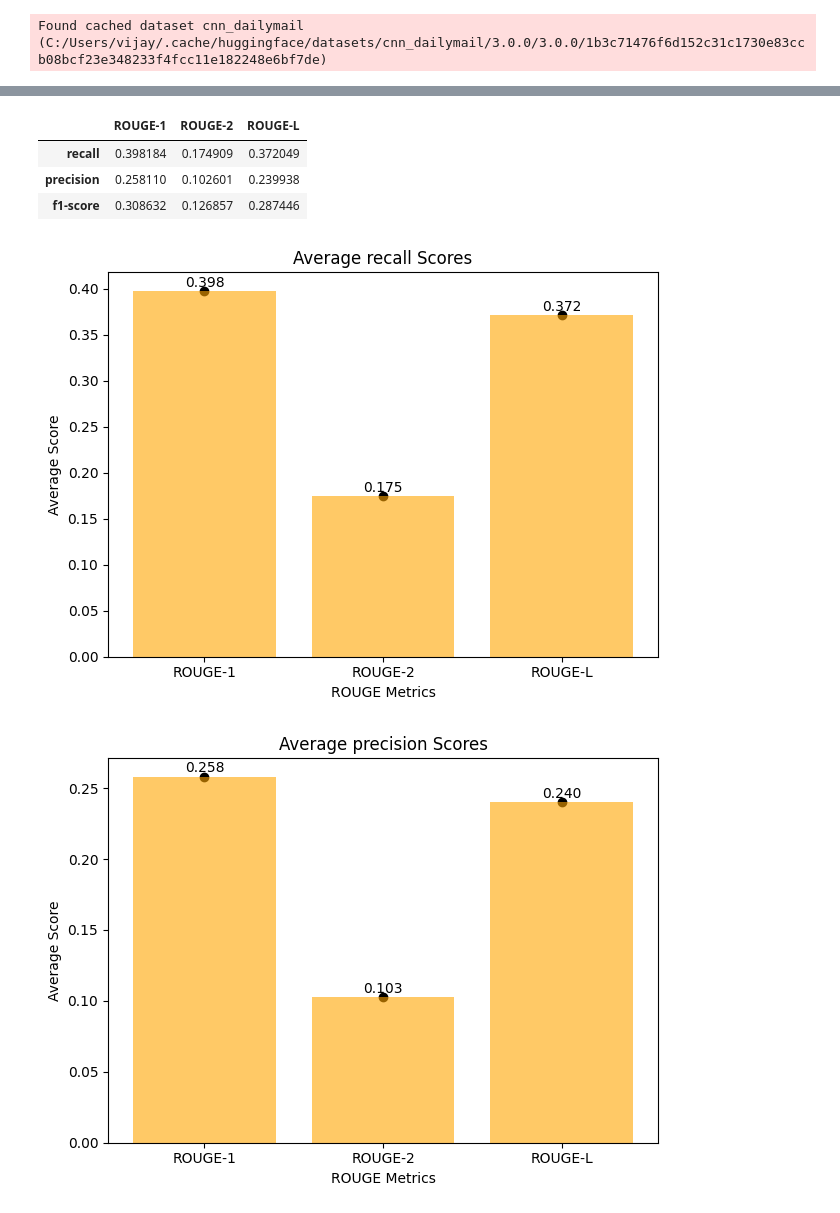
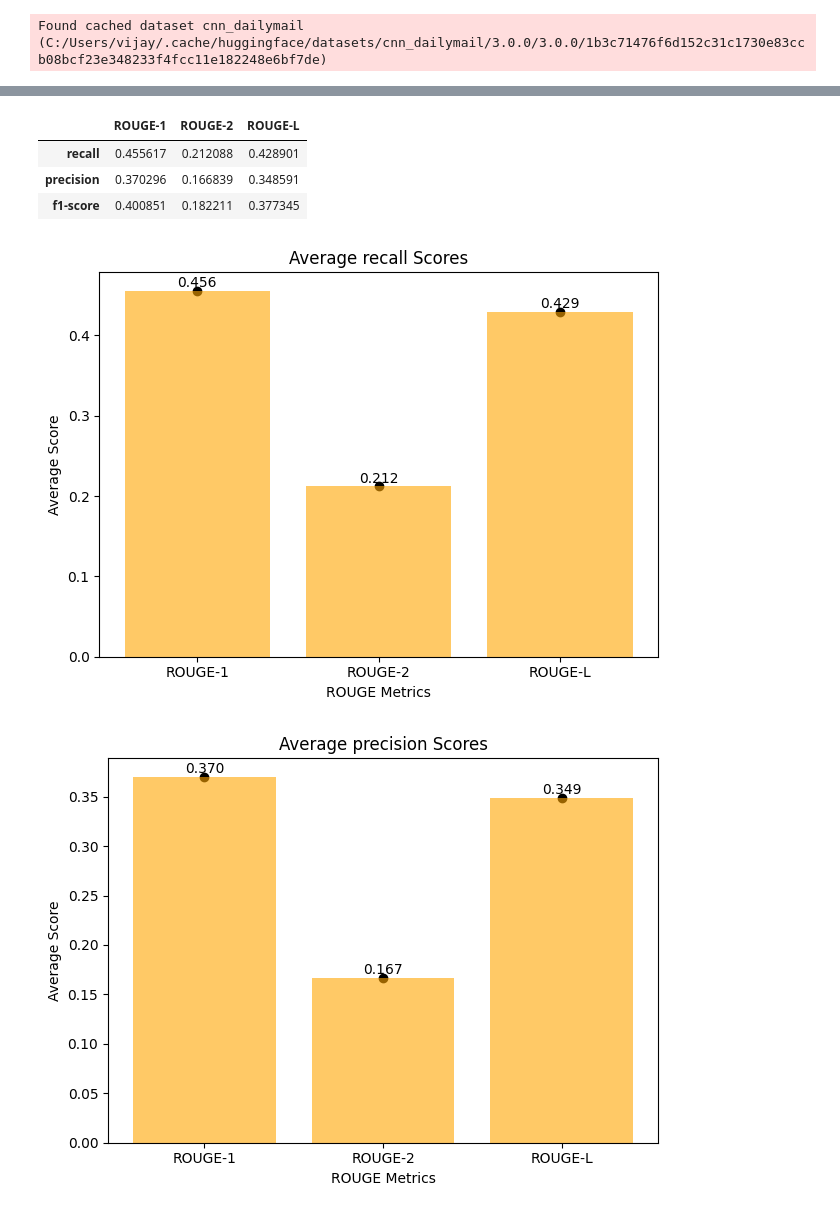
Before and after one commit to vijayjawali/aroha, a Jupyter notebook: bart.ipynb, the cells around one changed output, grey strips where cells are left out. Saved outputs shown, nothing was run; the diff lists cells and outputs as text; code cells hidden in the pictures.

Commit message:
added bart model

```diff
--- a/bart.ipynb
+++ b/bart.ipynb
@@ -10,7 +10,7 @@ from transformers import BartTokenizer, BartForConditionalGeneration
 # %%
 dataset = load_dataset('cnn_dailymail', '3.0.0')
 data = dataset['test']
-data_df = pd.DataFrame(data).head(100)
+data_df = pd.DataFrame(data)
 # %% [output]
 Found cached dataset cnn_dailymail (C:/Users/vijay/.cache/huggingface/datasets/cnn_dailymail/3.0.0/3.0.0/1b3c71476f6d152c31c1730e83ccb08bcf23e348233f4fcc11e182248e6bf7de)
 # %%
@@ -26,6 +26,10 @@ def get_summary(row):
     input_text = row['article']
     max_length = row['summary_length']
 
+    if max_length > 1024:
+        max_length = 1024
+    elif max_length < 56:
+        max_length = 56
 
     inputs = tokenizer(input_text, truncation=True, padding="longest", max_length=1024, return_tensors="pt")
     summary_ids = model.generate(inputs["input_ids"], num_beams=4, max_length=max_length, early_stopping=True)
@@ -63,36 +49,38 @@ rouge_2 = {'r': 0, 'p': 0, 'f': 0}
 rouge_l = {'r': 0, 'p': 0, 'f': 0}
 
 for scores in rouge_scores:
     rouge_1_scores = scores[0]['rouge-1']
     rouge_2_scores = scores[0]['rouge-2']
     rouge_l_scores = scores[0]['rouge-l']
 
     rouge_1['r'] += rouge_1_scores['r']
     rouge_1['p'] += rouge_1_scores['p']
     rouge_1['f'] += rouge_1_scores['f']
 
     rouge_2['r'] += rouge_2_scores['r']
     rouge_2['p'] += rouge_2_scores['p']
     rouge_2['f'] += rouge_2_scores['f']
 
     rouge_l['r'] += rouge_l_scores['r']
     rouge_l['p'] += rouge_l_scores['p']
     rouge_l['f'] += rouge_l_scores['f']
 
 num_rows = len(rouge_scores)
 
 rouge_1_avg = {'recall': rouge_1['r'] / num_rows, 'precision': rouge_1['p'] / num_rows, 'f1-score': rouge_1['f'] / num_rows}
 rouge_2_avg = {'recall': rouge_2['r'] / num_rows, 'precision': rouge_2['p'] / num_rows, 'f1-score': rouge_2['f'] / num_rows}
 rouge_l_avg = {'recall': rouge_l['r'] / num_rows, 'precision': rouge_l['p'] / num_rows, 'f1-score': rouge_l['f'] / num_rows}
 
 average_scores = pd.DataFrame({'ROUGE-1': rouge_1_avg, 'ROUGE-2': rouge_2_avg, 'ROUGE-L': rouge_l_avg})
 
+average_scores.to_csv('bart_rouge.csv', index=True)
+
 average_scores
 # %% [output]
 |  | ROUGE-1 | ROUGE-2 | ROUGE-L |
-| recall | 0.398184 | 0.174909 | 0.372049 |
-| precision | 0.258110 | 0.102601 | 0.239938 |
-| f1-score | 0.308632 | 0.126857 | 0.287446 |
+| recall | 0.455617 | 0.212088 | 0.428901 |
+| precision | 0.370296 | 0.166839 | 0.348591 |
+| f1-score | 0.400851 | 0.182211 | 0.377345 |
 # %%
 x_values = average_scores.columns
 y_values = average_scores.loc['recall']
@@ -113,7 +101,7 @@ plt.tight_layout()
 
 plt.show()
 # %% [output]
-[figure, old version]
+[figure, new version]
 # %%
 x_values = average_scores.columns
 y_values = average_scores.loc['precision']
@@ -134,7 +122,7 @@ plt.tight_layout()
 
 plt.show()
 # %% [output]
-[figure, old version]
+[figure, new version]
 # %%
 x_values = average_scores.columns
 y_values = average_scores.loc['f1-score']
```
Also changed, not shown: parts of 4 cells of this notebook, 2 other files.
